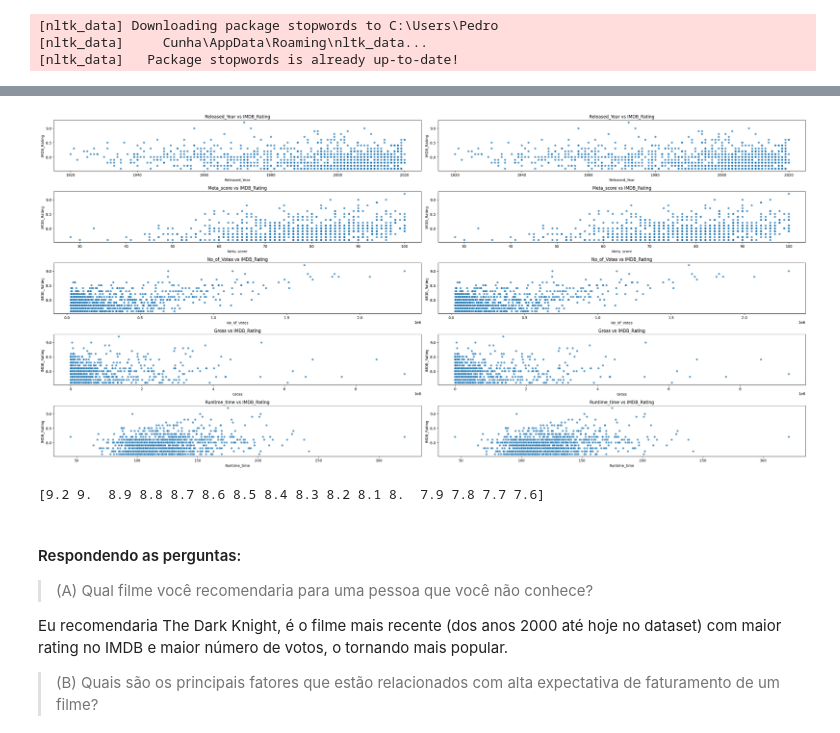
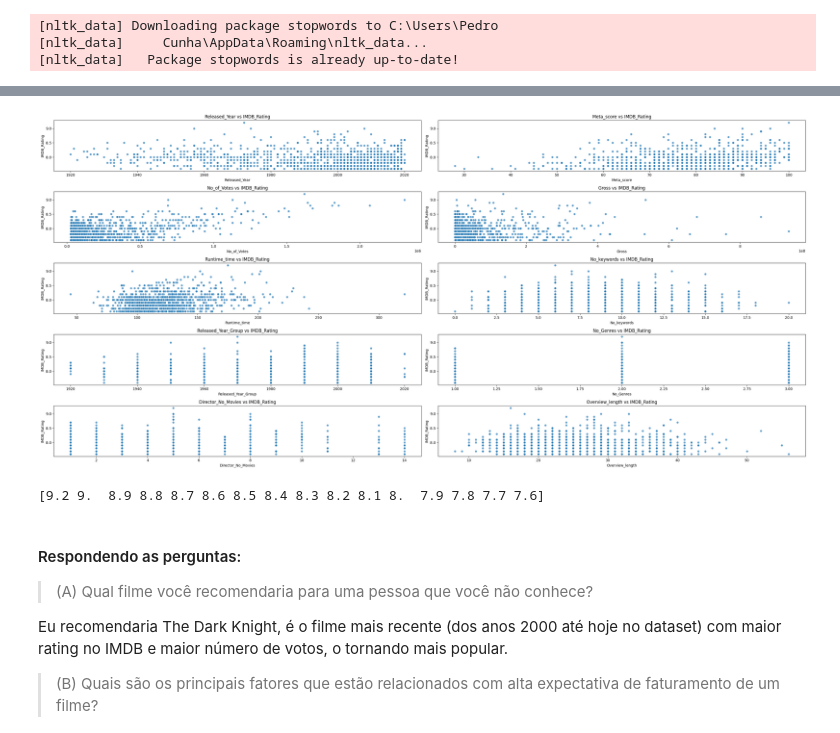
Before and after one commit to nevidomyyb/LH_CD_PEDRO_HENRIQUE_BARBOSA_DA_CUNHA, a Jupyter notebook: challenge.ipynb, the cells around one changed output, grey strips where cells are left out. Cells and saved outputs as stored; diff of their text form; code cells hidden in the pictures.

Commit message:
fix: correct numerical scatterplot

```diff
--- a/challenge.ipynb
+++ b/challenge.ipynb
@@ -398,18 +398,17 @@ STD de Overview_length: 7.790104784169879
 # %%
 independents =['Released_Year', 'Meta_score', 'No_of_Votes', 'Gross', 'Runtime_time', 'No_keywords', 'Released_Year_Group', 'No_Genres', 'Director_No_Movies', 'Overview_length']
 
 fig, axes = plt.subplots(5, 2, figsize=(3*len(independents), 14))
 
+axes = axes.flatten()
 for ax, var in zip(axes, independents):
-    for rax in ax:
-        sns.scatterplot(data=dataset, x=var, y="IMDB_Rating", alpha=0.7, ax=rax)
-        rax.set_title(f"{var} vs IMDB_Rating")
-
+    sns.scatterplot(data=dataset, x=var, y="IMDB_Rating", alpha=0.7, ax=ax)
+    ax.set_title(f"{var} vs IMDB_Rating")
 plt.tight_layout()
 plt.show()
 print(dataset['IMDB_Rating'].unique())
 # %% [output]
-[figure, old version]
+[figure, new version]
 [9.2 9.  8.9 8.8 8.7 8.6 8.5 8.4 8.3 8.2 8.1 8.  7.9 7.8 7.7 7.6]
 # %% [markdown]
 #### Respondendo as perguntas:
```
